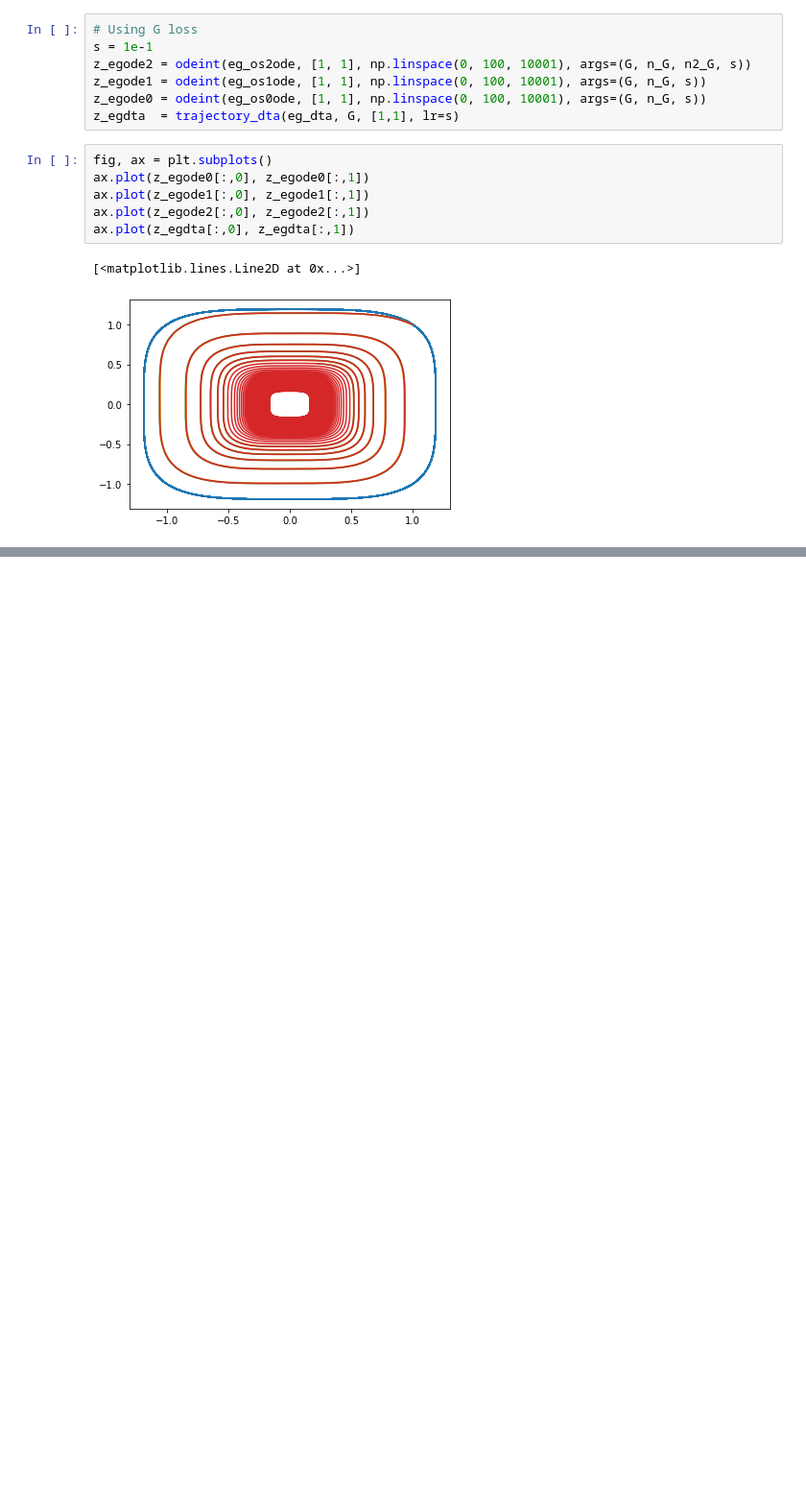
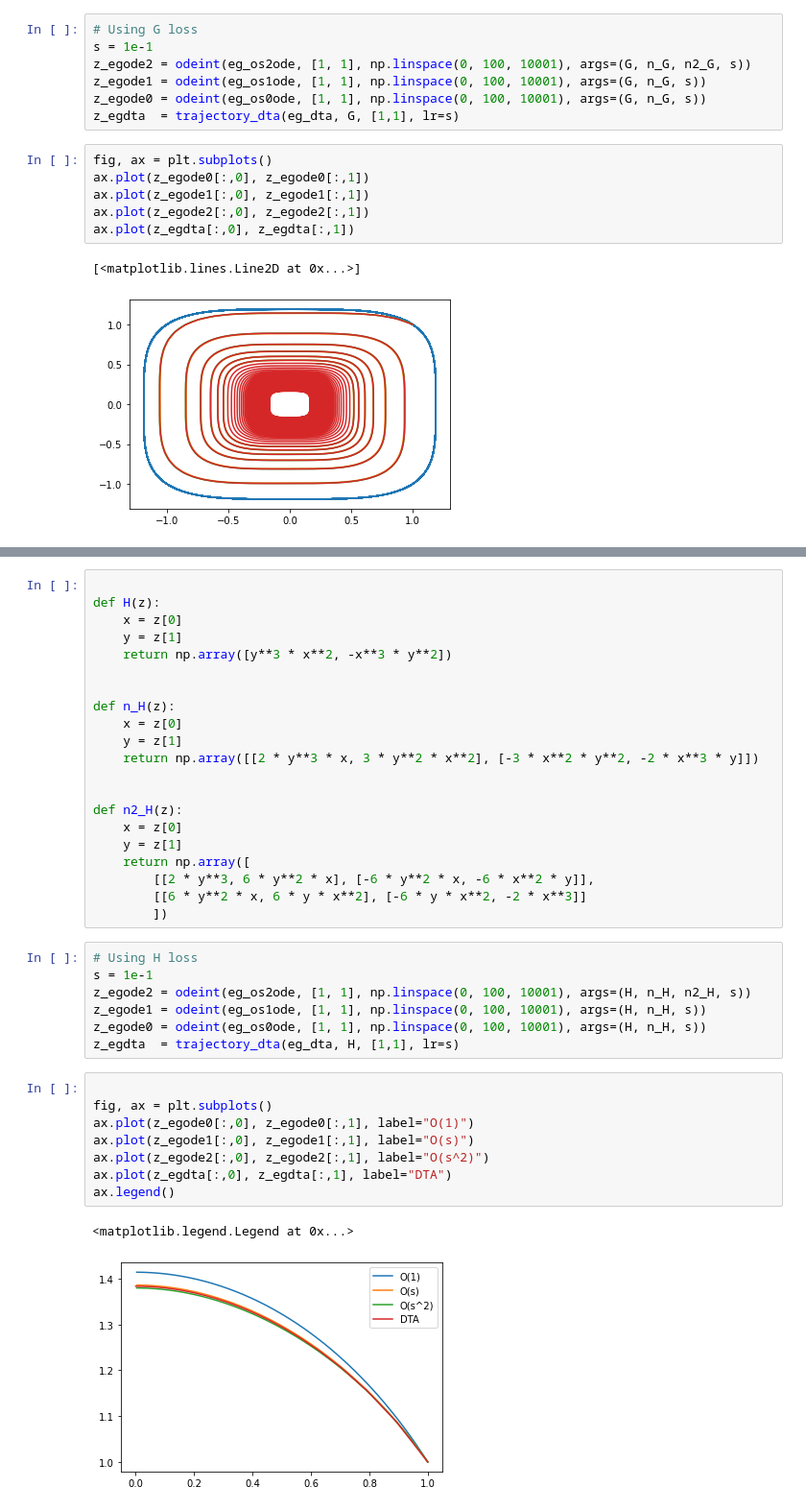
Before and after one commit to jkasalt/ganz_OptML, a Jupyter notebook: odes.ipynb, the cells around one changed output, grey strips where cells are left out. Shown at 96% size. Saved outputs shown, nothing was run; the diff lists cells and outputs as text; blank space fills up the shorter version.

```diff
--- a/odes.ipynb
+++ b/odes.ipynb
@@ -152,0 +151,39 @@ ax.legend()
+# %%
+
+def H(z):
+    x = z[0]
+    y = z[1]
+    return np.array([y**3 * x**2, -x**3 * y**2])
+
+
+def n_H(z):
+    x = z[0]
+    y = z[1]
+    return np.array([[2 * y**3 * x, 3 * y**2 * x**2], [-3 * x**2 * y**2, -2 * x**3 * y]])
+
+
+def n2_H(z):
+    x = z[0]
+    y = z[1]
+    return np.array([
+        [[2 * y**3, 6 * y**2 * x], [-6 * y**2 * x, -6 * x**2 * y]],
+        [[6 * y**2 * x, 6 * y * x**2], [-6 * y * x**2, -2 * x**3]]
+        ])
+# %%
+# Using H loss
+s = 1e-1
+z_egode2 = odeint(eg_os2ode, [1, 1], np.linspace(0, 100, 10001), args=(H, n_H, n2_H, s))
+z_egode1 = odeint(eg_os1ode, [1, 1], np.linspace(0, 100, 10001), args=(H, n_H, s))
+z_egode0 = odeint(eg_os0ode, [1, 1], np.linspace(0, 100, 10001), args=(H, n_H, s))
+z_egdta  = trajectory_dta(eg_dta, H, [1,1], lr=s)
+# %%
+
+fig, ax = plt.subplots()
+ax.plot(z_egode0[:,0], z_egode0[:,1], label="O(1)")
+ax.plot(z_egode1[:,0], z_egode1[:,1], label="O(s)")
+ax.plot(z_egode2[:,0], z_egode2[:,1], label="O(s^2)")
+ax.plot(z_egdta[:,0], z_egdta[:,1], label="DTA")
+ax.legend()
+# %% [output]
+<matplotlib.legend.Legend at 0x...>
+[figure, added]
```
Also changed, not shown: parts of 3 cells of this notebook.
